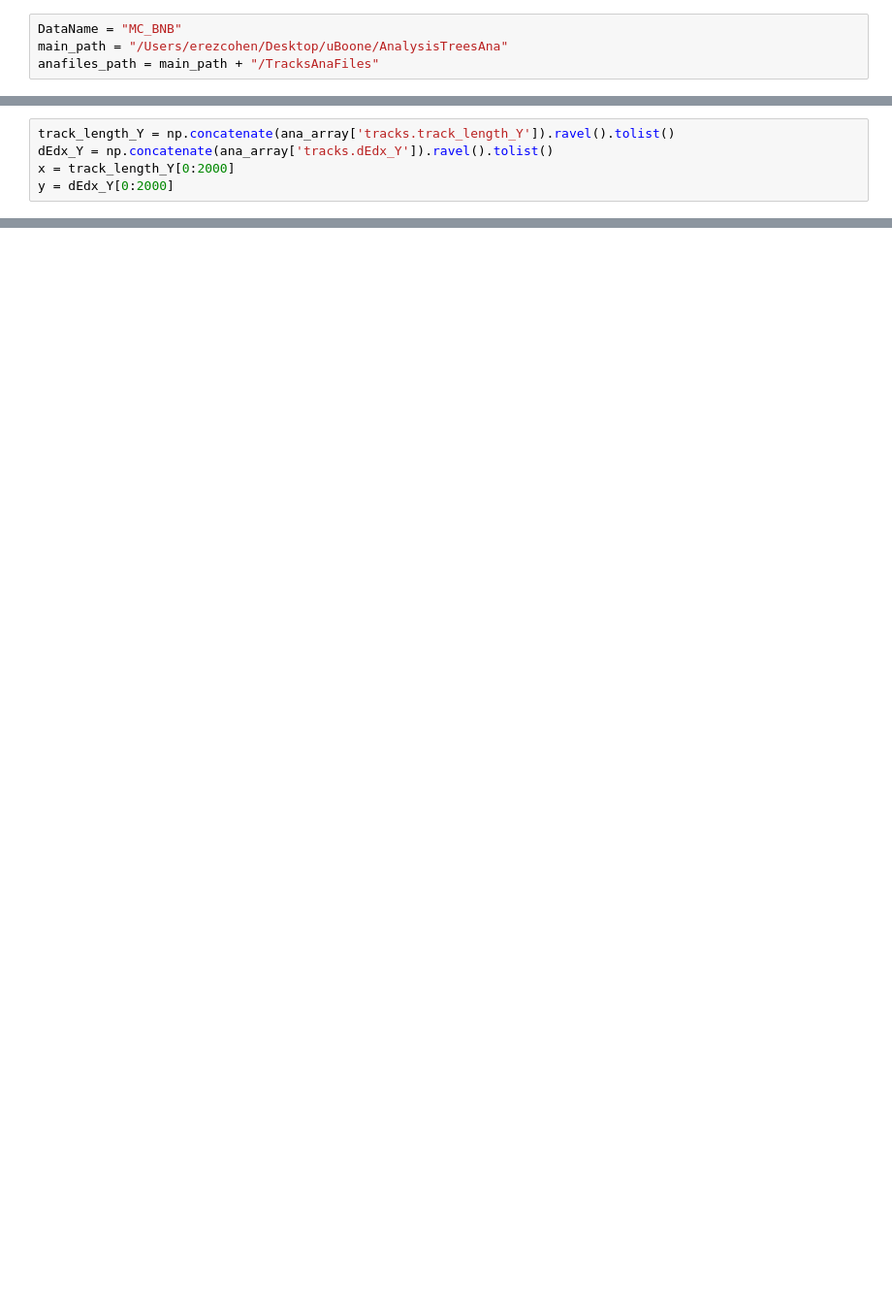
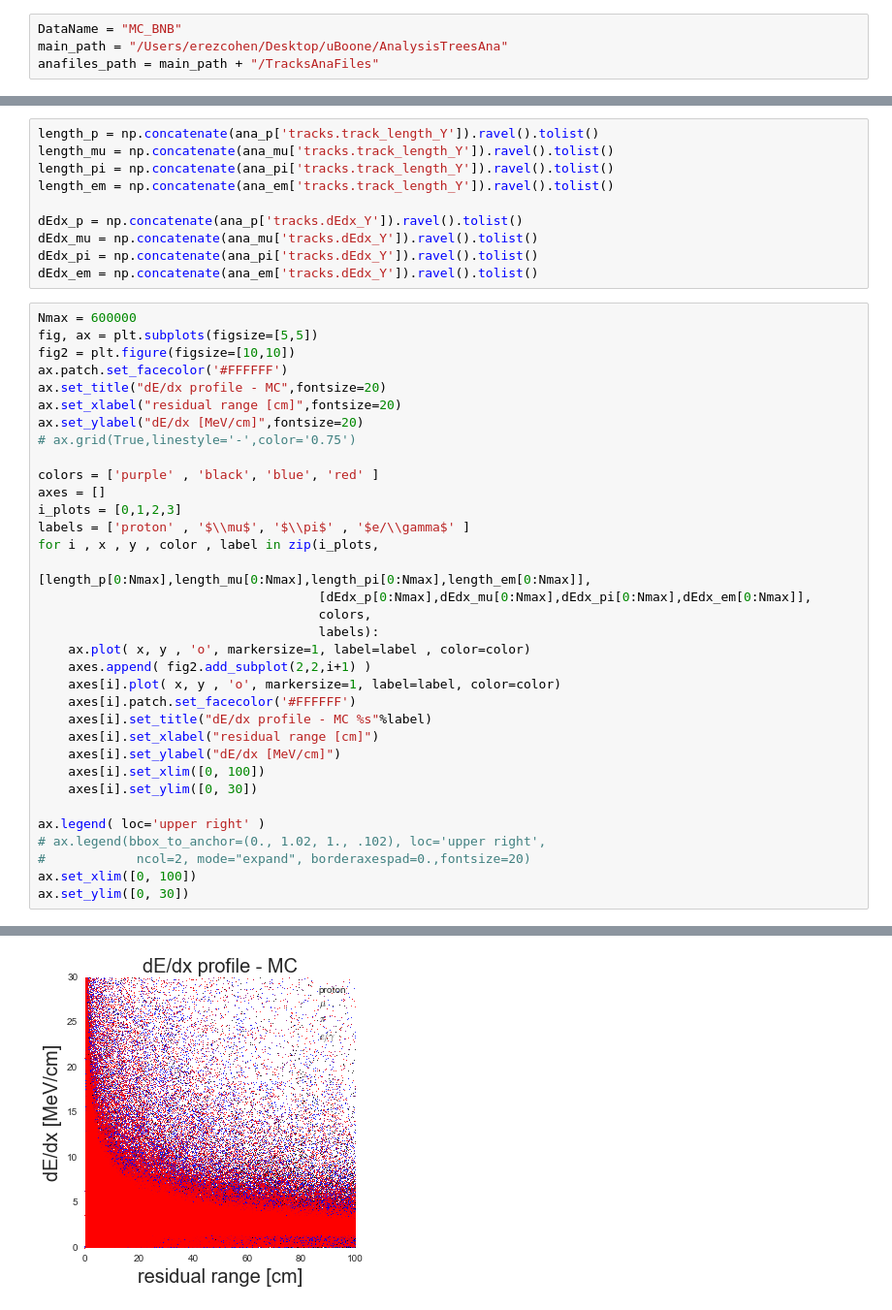
Before and after one commit to erezcoh4/AnalysisTreesInformation, a Jupyter notebook: AnaTreesPackage/pandoraNu_tracks_file_analysis.ipynb, the cells around one changed output, grey strips where cells are left out. Shown at 97% size. Saved outputs shown, nothing was run; the diff lists cells and outputs as text; blank space fills up the shorter version.

```diff
--- a/AnaTreesPackage/pandoraNu_tracks_file_analysis.ipynb
+++ b/AnaTreesPackage/pandoraNu_tracks_file_analysis.ipynb
@@ -133,5 +29,0 @@ track_length_Y = ana_array['tracks.track_length_Y'].flatten()
-# %%
-track_length_Y = np.concatenate(ana_array['tracks.track_length_Y']).ravel().tolist()
-dEdx_Y = np.concatenate(ana_array['tracks.dEdx_Y']).ravel().tolist()
-x = track_length_Y[0:2000]
-y = dEdx_Y[0:2000]
@@ -172,0 +41,45 @@ ax.set_ylim([0, 100])
+# %%
+length_p = np.concatenate(ana_p['tracks.track_length_Y']).ravel().tolist()
+length_mu = np.concatenate(ana_mu['tracks.track_length_Y']).ravel().tolist()
+length_pi = np.concatenate(ana_pi['tracks.track_length_Y']).ravel().tolist()
+length_em = np.concatenate(ana_em['tracks.track_length_Y']).ravel().tolist()
+
+dEdx_p = np.concatenate(ana_p['tracks.dEdx_Y']).ravel().tolist()
+dEdx_mu = np.concatenate(ana_mu['tracks.dEdx_Y']).ravel().tolist()
+dEdx_pi = np.concatenate(ana_pi['tracks.dEdx_Y']).ravel().tolist()
+dEdx_em = np.concatenate(ana_em['tracks.dEdx_Y']).ravel().tolist()
+# %%
+Nmax = 600000
+fig, ax = plt.subplots(figsize=[5,5])
+fig2 = plt.figure(figsize=[10,10])
+ax.patch.set_facecolor('#FFFFFF')
+ax.set_title("dE/dx profile - MC",fontsize=20)
+ax.set_xlabel("residual range [cm]",fontsize=20)
+ax.set_ylabel("dE/dx [MeV/cm]",fontsize=20)
+# ax.grid(True,linestyle='-',color='0.75')
+
+colors = ['purple' , 'black', 'blue', 'red' ]
+axes = []
+i_plots = [0,1,2,3]
+labels = ['proton' , '$\\mu$', '$\\pi$' , '$e/\\gamma$' ]
+for i , x , y , color , label in zip(i_plots,
+                                     [length_p[0:Nmax],length_mu[0:Nmax],length_pi[0:Nmax],length_em[0:Nmax]],
+                                     [dEdx_p[0:Nmax],dEdx_mu[0:Nmax],dEdx_pi[0:Nmax],dEdx_em[0:Nmax]],
+                                     colors,
+                                     labels):
+    ax.plot( x, y , 'o', markersize=1, label=label , color=color)
+    axes.append( fig2.add_subplot(2,2,i+1) )
+    axes[i].plot( x, y , 'o', markersize=1, label=label, color=color)
+    axes[i].patch.set_facecolor('#FFFFFF')
+    axes[i].set_title("dE/dx profile - MC %s"%label)
+    axes[i].set_xlabel("residual range [cm]")
+    axes[i].set_ylabel("dE/dx [MeV/cm]")
+    axes[i].set_xlim([0, 100])
+    axes[i].set_ylim([0, 30])
+
+ax.legend( loc='upper right' )
+# ax.legend(bbox_to_anchor=(0., 1.02, 1., .102), loc='upper right',
+#            ncol=2, mode="expand", borderaxespad=0.,fontsize=20)
+ax.set_xlim([0, 100])
+ax.set_ylim([0, 30])
+# %% [output]
@@ -172,0 +87 @@ ax.set_ylim([0, 100])
+[figure, added]
```
Also changed, not shown: parts of 23 cells of this notebook, 2 other files.
